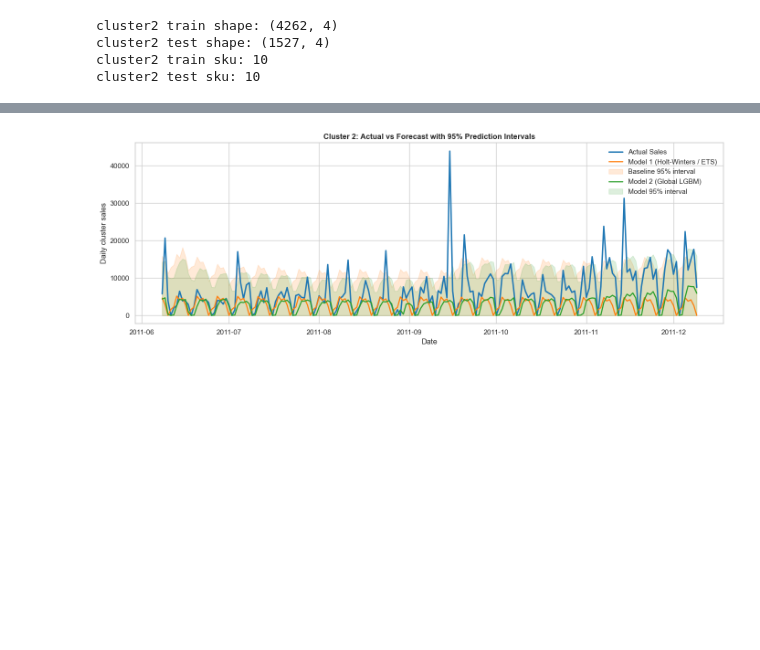
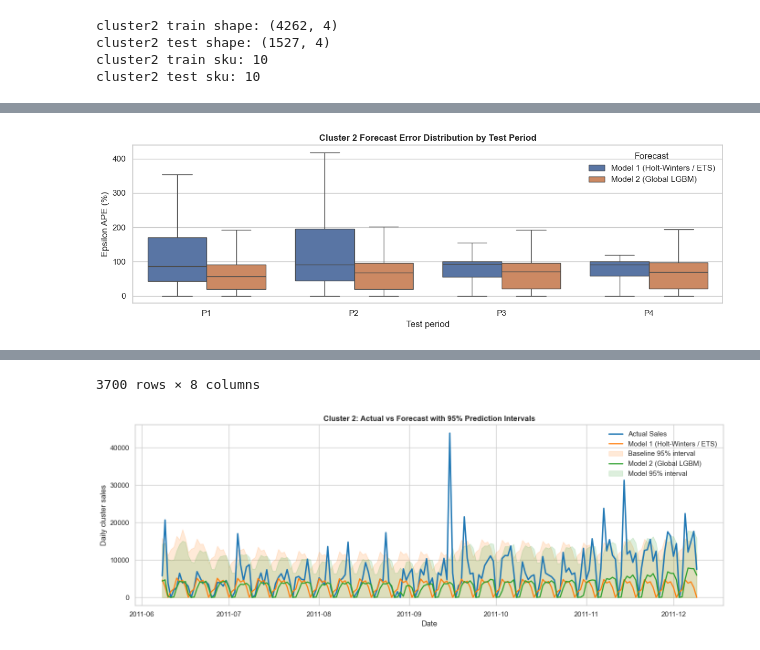
Before and after one commit to CserYe03na/Online_Retail_Forecasting, a Jupyter notebook: forecasting_0&2.ipynb, the cells around one changed output, grey strips where cells are left out. Saved outputs shown, nothing was run; the diff lists cells and outputs as text; code cells hidden in the pictures; blank space fills up the shorter version.

```diff
--- a/forecasting_0&2.ipynb
+++ b/forecasting_0&2.ipynb
@@ -620,3 +775,18 @@ display_metric_table(cluster2_model1_metric_table, title='Cluster 2 Model 1 eval
 Cluster 2 Model 1 evaluation
 |  | method | method_display | wmape_pct | epsilon_mape_pct | non_zero_mape_pct | cap_mape_0_100 | tail_ape_p90 | ... |
 | 0 | Cluster 2 / Holt-Winters / ETS | Cluster 2 / Holt-Winters / ETS | 80.847463 | 2749.957456 | 92.408455 | 73.728146 | 10134.930842 | ... |
+# %%
+# Cluster 2 - Model 1 (`c2_m1`) by-period evaluation and epsilon-APE boxplot
+cluster2_model1_period_analysis = evaluate_single_model_by_period(
+    actual_df=cluster2_model1_run['sku_actual_df'],
+    pred_df=cluster2_model1_run['sku_pred_df'],
+    pred_col=C2_M1_PRED_COL,
+    method_label=f'Cluster 2 / {C2_M1_DISPLAY_NAME}',
+    eps=cluster2_eps_mape,
+    n_periods=cluster2_n_periods,
+    metric_name=cluster2_metric_name,
+)
+display_period_metric_table(
+    cluster2_model1_period_analysis['metrics_by_period'],
+    title='Cluster 2 Model 1 evaluation by period',
+)
@@ -677,3 +854,18 @@ display_metric_table(cluster2_model2_metric_table, title='Cluster 2 Model 2 eval
 Cluster 2 Model 2 evaluation
 |  | method | method_display | wmape_pct | epsilon_mape_pct | non_zero_mape_pct | cap_mape_0_100 | tail_ape_p90 | ... |
 | 0 | Cluster 2 / Global LGBM | Cluster 2 / Global LGBM | 76.060168 | 339.314519 | 96.788336 | 57.497691 | 137.954499 | ... |
+# %%
+# Cluster 2 - Model 2 (`c2_m2`) by-period evaluation and epsilon-APE boxplot
+cluster2_model2_period_analysis = evaluate_single_model_by_period(
+    actual_df=cluster2_model2_artifacts.sku_actual_df,
+    pred_df=cluster2_model2_artifacts.sku_pred_df,
+    pred_col=C2_M2_PRED_COL,
+    method_label=f'Cluster 2 / {C2_M2_DISPLAY_NAME}',
+    eps=cluster2_eps_mape,
+    n_periods=cluster2_n_periods,
+    metric_name=cluster2_metric_name,
+)
+display_period_metric_table(
+    cluster2_model2_period_analysis['metrics_by_period'],
+    title='Cluster 2 Model 2 evaluation by period',
+)
@@ -679,0 +879,14 @@ Cluster 2 Model 2 evaluation
+# %%
+# Cluster 2 - Combined epsilon-APE boxplot by period (Model 1 vs Model 2)
+cluster2_combined_ape_box_df = combine_period_ape_box_df(
+    (cluster2_model1_period_analysis['ape_box_df'], f'Model 1 ({C2_M1_DISPLAY_NAME})'),
+    (cluster2_model2_period_analysis['ape_box_df'], f'Model 2 ({C2_M2_DISPLAY_NAME})'),
+)
+plot_period_epsilon_ape_boxplot(
+    cluster2_combined_ape_box_df,
+    cluster_label='Cluster 2',
+    output_dir=cluster2_plot_output_dir,
+    file_stem='c2_error_boxplot_by_period',
+)
+# %% [output]
+[figure, added]
@@ -680,3 +905,4 @@ Cluster 2 Model 2 evaluation
+3700 rows × 8 columns
 # %%
 # Cluster 2 - Compare model 1 vs model 2
 cluster2_compare_analysis = run_pair_analysis(
```
Also changed, not shown: parts of 9 cells of this notebook, 18 other files.
